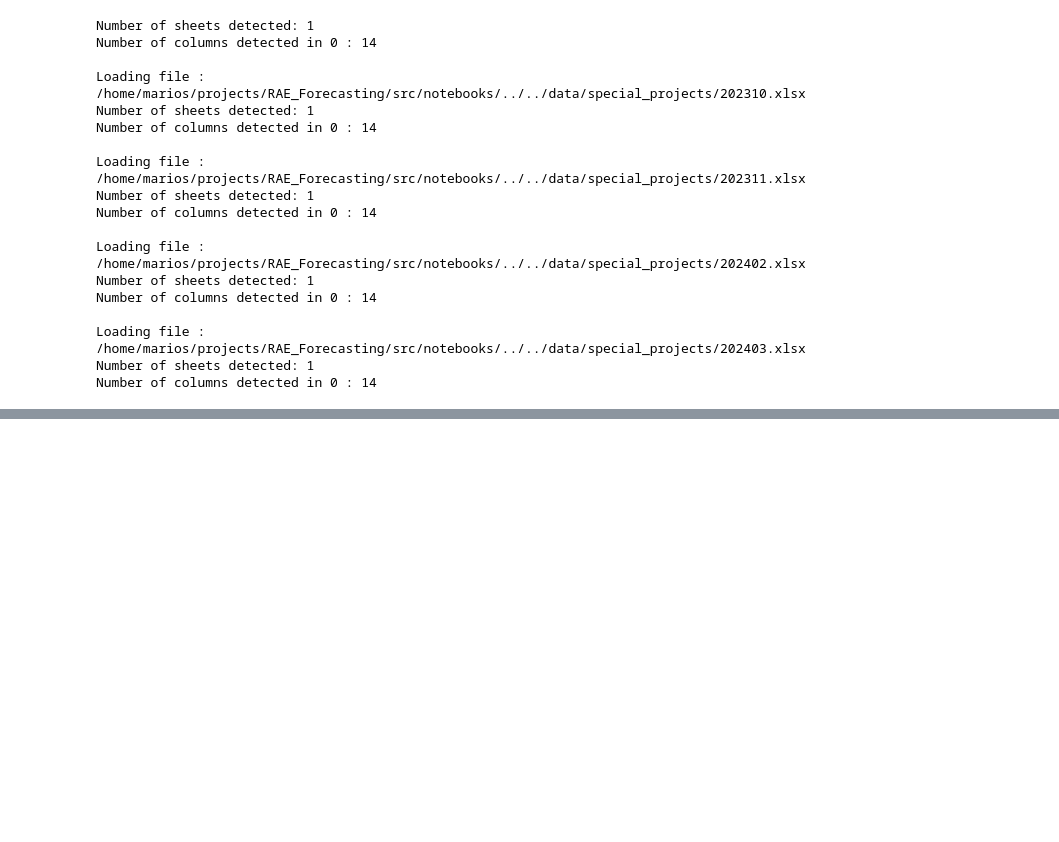
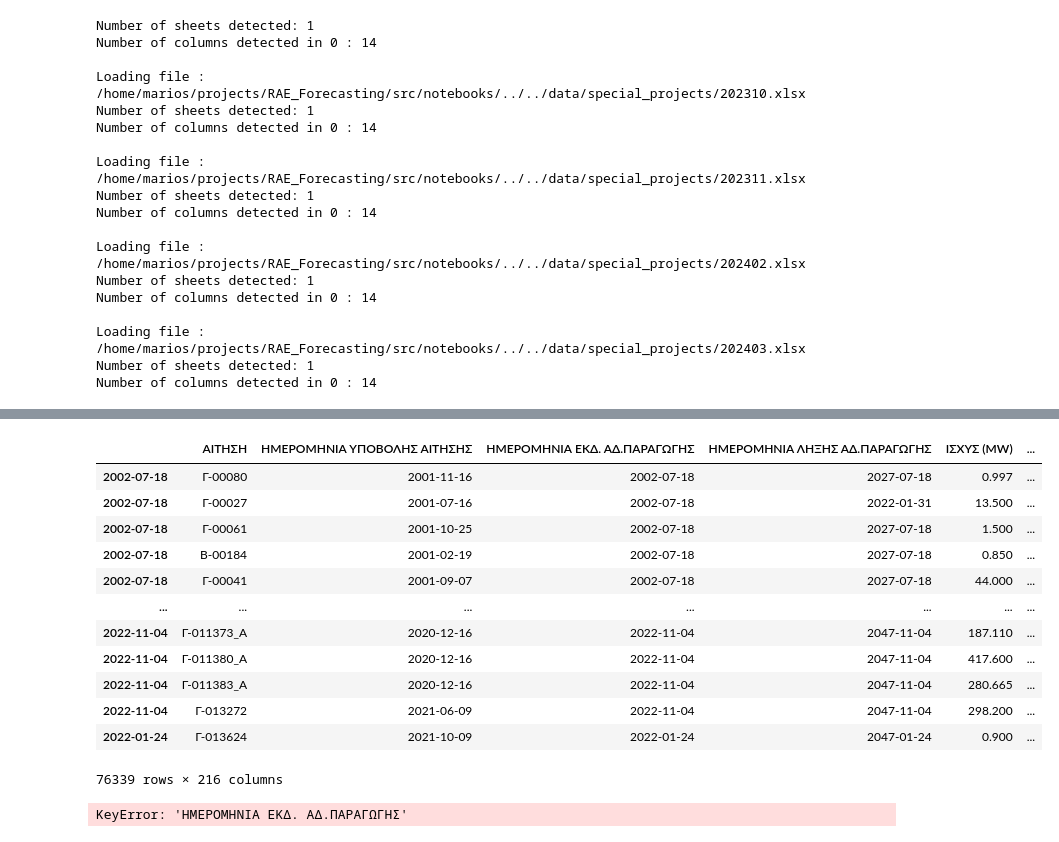
Before and after one commit to Mamxlam/RAE_Forecasting, a Jupyter notebook: src/notebooks/RAE_Forecasting_v2.ipynb, the cells around one changed output, grey strips where cells are left out. Drawn from its saved outputs; the diff is of its cells as text; code cells hidden in the pictures; blank space fills up the shorter version.

```diff
--- a/src/notebooks/RAE_Forecasting_v2.ipynb
+++ b/src/notebooks/RAE_Forecasting_v2.ipynb
@@ -429,3 +666,83 @@ Name: file, Length: 2191148, dtype: object
+# %%
+df
+# %% [output]
+|  | ΑΙΤΗΣΗ | ΗΜΕΡΟΜΗΝΙΑ ΥΠΟΒΟΛΗΣ ΑΙΤΗΣΗΣ | ΗΜΕΡΟΜΗΝΙΑ ΕΚΔ. ΑΔ.ΠΑΡΑΓΩΓΗΣ | ΗΜΕΡΟΜΗΝΙΑ ΛΗΞΗΣ ΑΔ.ΠΑΡΑΓΩΓΗΣ | ΙΣΧΥΣ (MW) | ... |
+| 2002-07-18 | Γ-00080 | 2001-11-16 | 2002-07-18 | 2027-07-18 | 0.997 | ... |
+| 2002-07-18 | Γ-00027 | 2001-07-16 | 2002-07-18 | 2022-01-31 | 13.500 | ... |
+| 2002-07-18 | Γ-00061 | 2001-10-25 | 2002-07-18 | 2027-07-18 | 1.500 | ... |
+| 2002-07-18 | B-00184 | 2001-02-19 | 2002-07-18 | 2027-07-18 | 0.850 | ... |
+| 2002-07-18 | Γ-00041 | 2001-09-07 | 2002-07-18 | 2027-07-18 | 44.000 | ... |
+| ... | ... | ... | ... | ... | ... | ... |
+| 2022-11-04 | Γ-011373_Α | 2020-12-16 | 2022-11-04 | 2047-11-04 | 187.110 | ... |
+| 2022-11-04 | Γ-011380_Α | 2020-12-16 | 2022-11-04 | 2047-11-04 | 417.600 | ... |
+| 2022-11-04 | Γ-011383_Α | 2020-12-16 | 2022-11-04 | 2047-11-04 | 280.665 | ... |
+| 2022-11-04 | Γ-013272 | 2021-06-09 | 2022-11-04 | 2047-11-04 | 298.200 | ... |
+| 2022-01-24 | Γ-013624 | 2021-10-09 | 2022-01-24 | 2047-01-24 | 0.900 | ... |
+76339 rows × 216 columns
+# %%
+import pandas as pd
+
+# Assuming 'all_ape_data_nodup' is your initial DataFrame
+df = all_ape_data_nodup.drop(columns=[
+    'ΕΤΑΙΡΕΙΑ', 'ΑΡ. ΜΗΤΡΩΟΥ ΑΔΕΙΩΝ ΡΑΕ', 'ΠΕΡΙΦΕΡΕΙΑ', 'ΠΕΡΙΦΕΡΕΙΑΚΗ ΕΝΟΤΗΤΑ',
+    'ΔΗΜΟΣ ', 'ΔΗΜΟΤΙΚΗ ΕΝΟΤΗΤΑ', 'ΘΕΣΗ', 'ΤΕΧΝΟΛΟΓΙΑ', 'file'
+]).copy()
+
+# Convert date columns to datetime
+date_columns = ['ΗΜΕΡΟΜΗΝΙΑ ΥΠΟΒΟΛΗΣ ΑΙΤΗΣΗΣ', 'ΗΜΕΡΟΜΗΝΙΑ ΕΚΔ. ΑΔ.ΠΑΡΑΓΩΓΗΣ', 'ΗΜΕΡΟΜΗΝΙΑ ΛΗΞΗΣ ΑΔ.ΠΑΡΑΓΩΓΗΣ']
+for col in date_columns:
+    df[col] = pd.to_datetime(df[col], errors='coerce')
+
+# Set the index to 'ΗΜΕΡΟΜΗΝΙΑ ΕΚΔ. ΑΔ.ΠΑΡΑΓΩΓΗΣ' and sort
+df.set_index('ΗΜΕΡΟΜΗΝΙΑ ΕΚΔ. ΑΔ.ΠΑΡΑΓΩΓΗΣ', inplace=True)
+df.sort_index(inplace=True)
+
+# Extract date features before aggregation
+for col in date_columns:
+    df[f'{col}_month'] = df[col].dt.month
+    df[f'{col}_day'] = df[col].dt.day
+    df[f'{col}_dayofweek'] = df[col].dt.dayofweek
+
+# Aggregate the data by date
+df_aggregated = df.groupby(df.index).agg({
+    'ΑΙΤΗΣΗ': 'count',  # Counting the number of entries per date
+    'ΙΣΧΥΣ (MW)': ['sum', 'mean', 'max', 'min']  # Applying multiple aggregations to MW values
+})
+
+# Flatten the column multi-index
+df_aggregated.columns = ['_'.join(col).strip() for col in df_aggregated.columns.values]
+df_aggregated.rename(columns={
+    'ΑΙΤΗΣΗ_count': 'count_ΑΙΤΗΣΗ',
+    'ΙΣΧΥΣ (MW)_sum': 'total_ΙΣΧΥΣ (MW)',
+    'ΙΣΧΥΣ (MW)_mean': 'mean_ΙΣΧΥΣ (MW)',
+    'ΙΣΧΥΣ (MW)_max': 'max_ΙΣΧΥΣ (MW)',
+    'ΙΣΧΥΣ (MW)_min': 'min_ΙΣΧΥΣ (MW)'
+}, inplace=True)
+
+# Extend the DataFrame to include future dates
+forecast_horizon = 360  # Number of days to forecast
+last_date = df_aggregated.index[-1]
+future_dates = [last_date + pd.DateOffset(days=x) for x in range(1, forecast_horizon + 1)]
+future_df = pd.DataFrame(index=future_dates, columns=df_aggregated.columns)
+df_aggregated = pd.concat([df_aggregated, future_df])
+
+# Generate lag features
+days_to_lag = 200
+for lag in range(1, days_to_lag + 1):
+    df_aggregated[f'ΙΣΧΥΣ (MW)_lag{lag}'] = df_aggregated['total_ΙΣΧΥΣ (MW)'].shift(lag)
+
+# Compute rolling statistics
+df_aggregated['ΙΣΧΥΣ (MW)_rolling_mean'] = df_aggregated['total_ΙΣΧΥΣ (MW)'].rolling(window=30).mean()
+df_aggregated['ΙΣΧΥΣ (MW)_rolling_std'] = df_aggregated['total_ΙΣΧΥΣ (MW)'].rolling(window=30).std()
+
+# Drop rows with NaN values created by lagging/rolling
+df_aggregated.dropna(inplace=True)
+
+# Verify the DataFrame
+print(df_aggregated.info())
+print(df_aggregated.head())
+# %% [output]
+KeyError: 'ΗΜΕΡΟΜΗΝΙΑ ΕΚΔ. ΑΔ.ΠΑΡΑΓΩΓΗΣ'
 # %%
 
 # # Define the directory paths and column patterns
```
Also changed, not shown: parts of 16 cells of this notebook.
